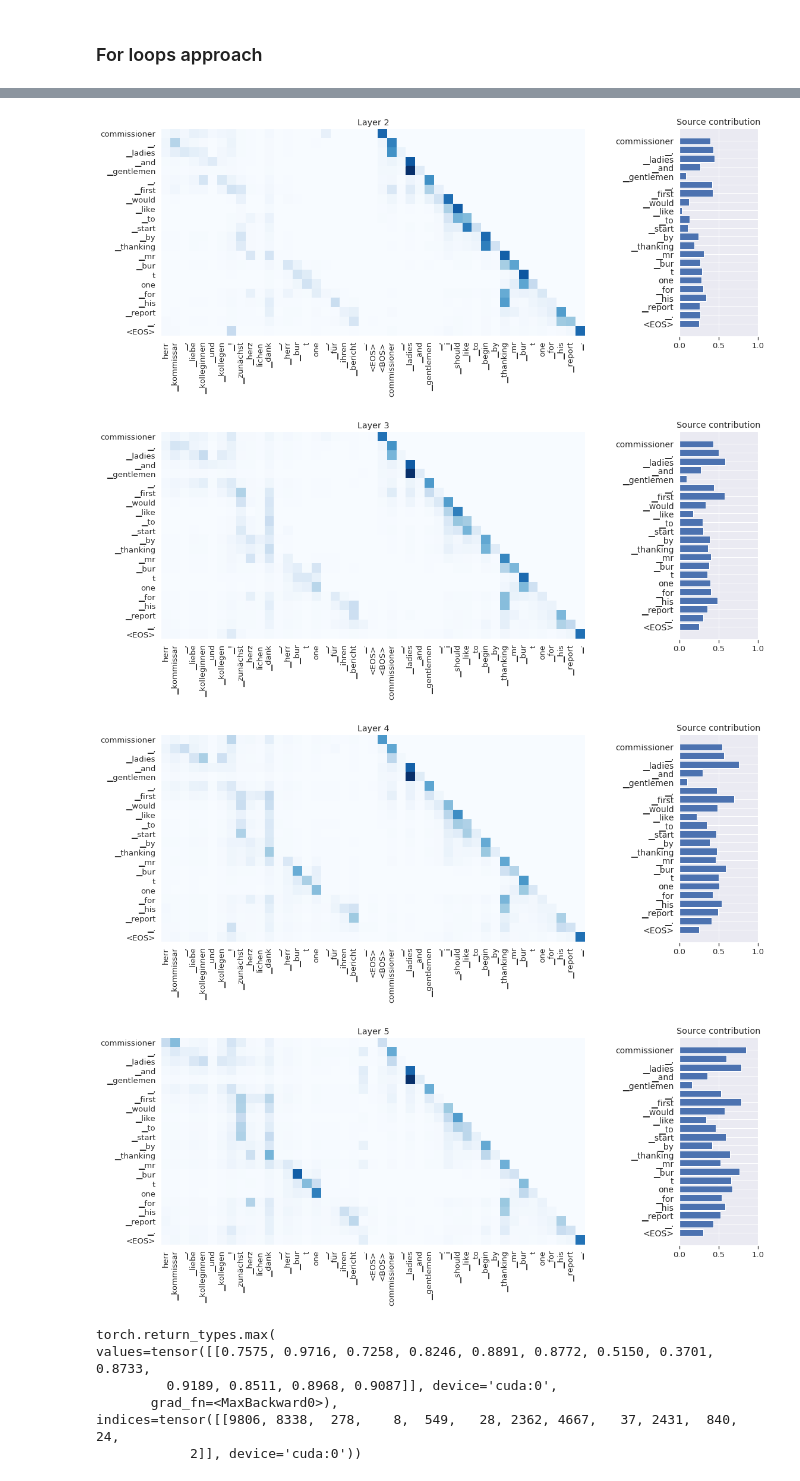
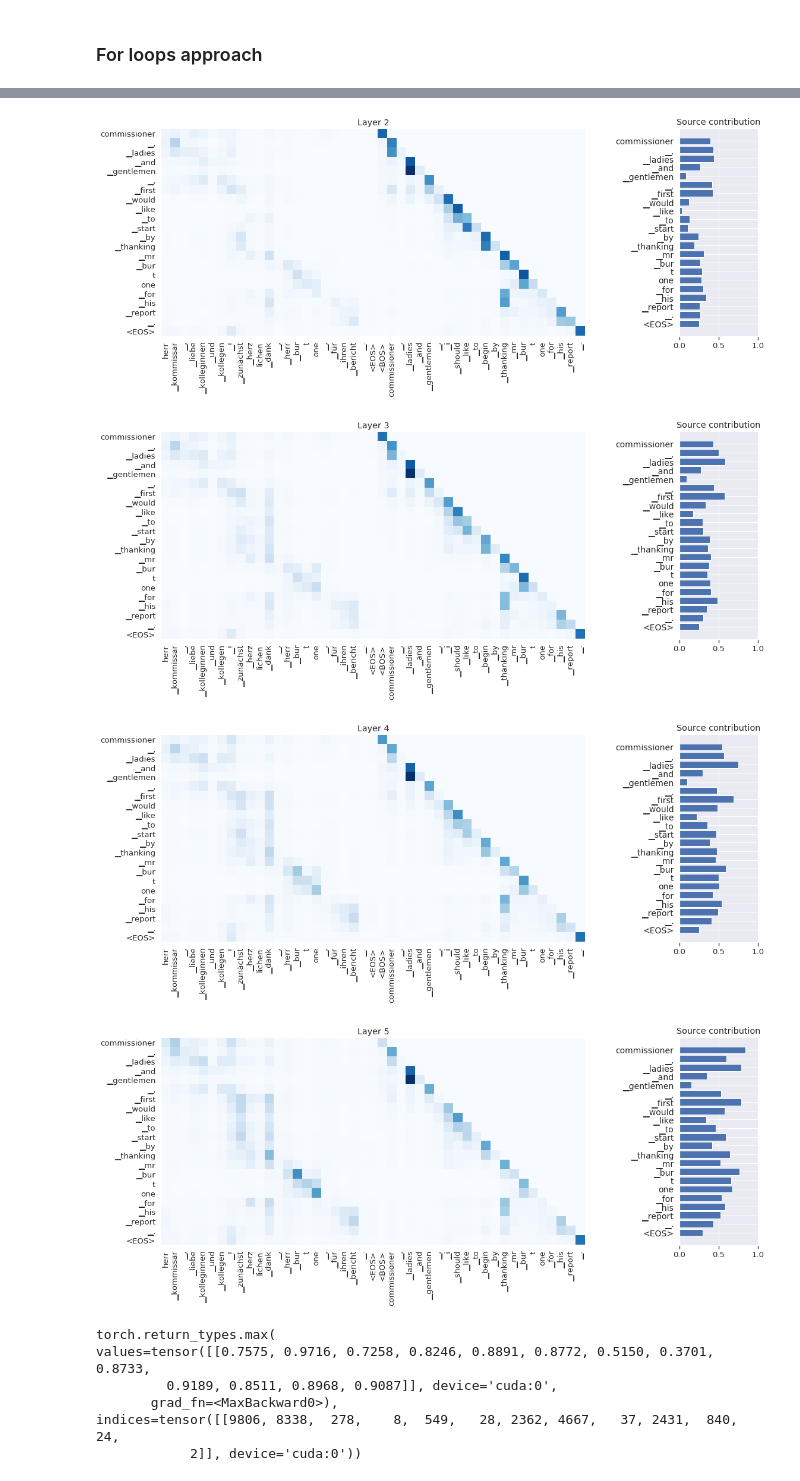
Before and after one commit to mt-upc/transformer-contributions-nmt, a Jupyter notebook: nmt_interpretability.ipynb, the cells around one changed output, grey strips where cells are left out. Cells and saved outputs as stored; diff of their text form; code cells hidden in the pictures.

Commit message:
rollout checked

```diff
--- a/nmt_interpretability.ipynb
+++ b/nmt_interpretability.ipynb
@@ -276,36 +275,45 @@ def compute_joint_attention_nmt(att_mat, src_len):
     return joint_attentions
 # %%
 def rollout(C, C_enc_out):
-    """ Contributions rollout whole Transformer-NMT model, Gerard's approach"""
+    """ Contributions rollout whole Transformer-NMT model, Gerard's approach
+    C: [cross_attn;self_dec_attn] before encoder rollout
+    C_enc_out: encoder rollout last layer
+    """
     src_len = C.size(2) - C.size(1)
     tgt_len = C.size(1)
 
-    C_sa_roll = C[0, :, -tgt_len:]     # Self-att
-    C_ed_roll = torch.einsum(
-        "ie , ef -> if",
-        C[0, :, :src_len],             # Cross-att
+    C_sa_roll = C[:, :, -tgt_len:]     # Self-att, only has 1 layer (last)
+    C_ed_roll = torch.einsum(          # encoder rollout*cross-attn
+        "lie , ef -> lif",
+        C[:, :, :src_len],             # Cross-att
         C_enc_out                      # Encoder rollout
     )
 
-    C_roll = torch.cat([C_ed_roll, C_sa_roll], dim=-1).unsqueeze(0)
+    C_roll = torch.cat([C_ed_roll, C_sa_roll], dim=-1) # [(cross_attn*encoder rollout);self_dec_attn]
+    C_roll_new_accum = C_roll[0].unsqueeze(0)
 
     for i in range(1, len(C)):
         C_sa_roll_new = torch.einsum(
             "ij , jk -> ik",
-            C[i, :, -tgt_len:],        # Self-att
-            C_roll[i-1, :, -tgt_len:], # Self-att (prev. roll)
+            C_roll[i, :, -tgt_len:],   # Self-att dec
+            C_roll_new_accum[i-1, :, -tgt_len:], # Self-att (prev. roll)
         )
         C_ed_roll_new = torch.einsum(
-            "ij , je , ef -> if",
-            C[i, :, -tgt_len:],       # Self-att
-            C_roll[i-1, :, :src_len], # Cross-att (prev. roll)
-            C_enc_out,                # Encoder rollout
-        ) + C[i, :, :src_len]         # Cross-att
+            "ij , jk -> ik",
+            C_roll[i, :, -tgt_len:],  # Self-att dec
+            C_roll_new_accum[i-1, :, :src_len], # Cross-att (prev. roll)
+        ) + C_roll[i, :, :src_len]    # Cross-att
 
         C_roll_new = torch.cat([C_ed_roll_new, C_sa_roll_new], dim=-1)
-        C_roll = torch.cat([C_roll, C_roll_new.unsqueeze(0)], dim=0)
+        C_roll_new = C_roll_new / C_roll_new.sum(dim=-1,keepdim=True)
 
-    return C_roll
+        # if i == 1:
+        #     C_roll_new_accum = C_roll_new.unsqueeze(0)
+        # else:
+        C_roll_new_accum = torch.cat([C_roll_new_accum, C_roll_new.unsqueeze(0)], dim=0)
+
+
+    return C_roll_new_accum
 # %% [markdown]
 ### Gerard's approach
 # %%
@@ -315,4 +323,5 @@ cross_contributions = torch.squeeze(hub.get_contributions(src_tensor, tgt_tensor
 self_dec_contributions = (self_dec_contributions.transpose(1,2)*cross_contributions[:,:,-1].unsqueeze(1)).transpose(1,2)
 joint_self_cross_contributions = torch.cat((cross_contributions[:,:,:-1],self_dec_contributions),dim=-1)
 
-contributions_rollout = rollout(joint_self_cross_contributions, relevances_enc_self_attn[-1])
+contributions_rollout_gerard = rollout(joint_self_cross_contributions, relevances_enc_self_attn[-1])
+print(contributions_rollout_gerard.size())
@@ -358,36 +392,36 @@ for layer in range(0,num_layers):
     gs.update(wspace=1.2, hspace=0.05)#0.015
     ax_main = plt.subplot(gs[0:3, :3])
     ax_yDist = plt.subplot(gs[1, 3])#, sharey=ax_main)
 
-    contributions_rollout_layer = contributions_rollout[layer]
+    contributions_rollout_layer = contributions_rollout_gerard[layer]
     contributions_rollout_layer_np = contributions_rollout_layer.detach().cpu().numpy()
     df = pd.DataFrame(contributions_rollout_layer_np, columns = src_tok + ['<EOS>'] + ['<BOS>'] + tgt_tok, index = pred_tok + ['<EOS>'])
     sns.set(font_scale=1.2)
     sns.heatmap(df,cmap="Blues",square=True,ax=ax_main,cbar=False)#Reds,center=0
     src_contribution = contributions_rollout_layer_np[:,:len(src_tok)].sum(-1)
     src_contribution
     df_src_contribution = pd.DataFrame(src_contribution, columns = ['src_contribution'], index = tgt_tok + ['<EOS>'])
     #sns.set_style("white")
     ax_yDist.barh(range(0,len(tgt_tok + ['<EOS>'])), df_src_contribution.src_contribution, align='center')
     plt.yticks(ticks = range(0,len(tgt_tok + ['<EOS>'])) ,labels = pred_tok + ['<EOS>'],fontsize='14')
     plt.gca().invert_yaxis()
     plt.grid(visible=True)
     ax_yDist.set_xlim(0,1)
 
     ax_main.set_title('Layer ' + str(layer))
     ax_yDist.set_title('Source contribution')
     #sns.despine(left=True, bottom=True)
     ax_yDist.xaxis.set_ticks_position("bottom")
     # ax_yDist.xaxis.grid(False)
     # ax_yDist.yaxis.grid(False)
     #plt.gcf().subplots_adjust(bottom=0.2)
 # %% [output]
 [figure]
 [figure]
 [figure]
 [figure]
-[figure, old version]
+[figure, new version]
-[figure, old version]
+[figure, new version]
 # %%
 pred
 # %% [output]
```
Also changed, not shown: parts of 4 cells of this notebook, 1 other file.
